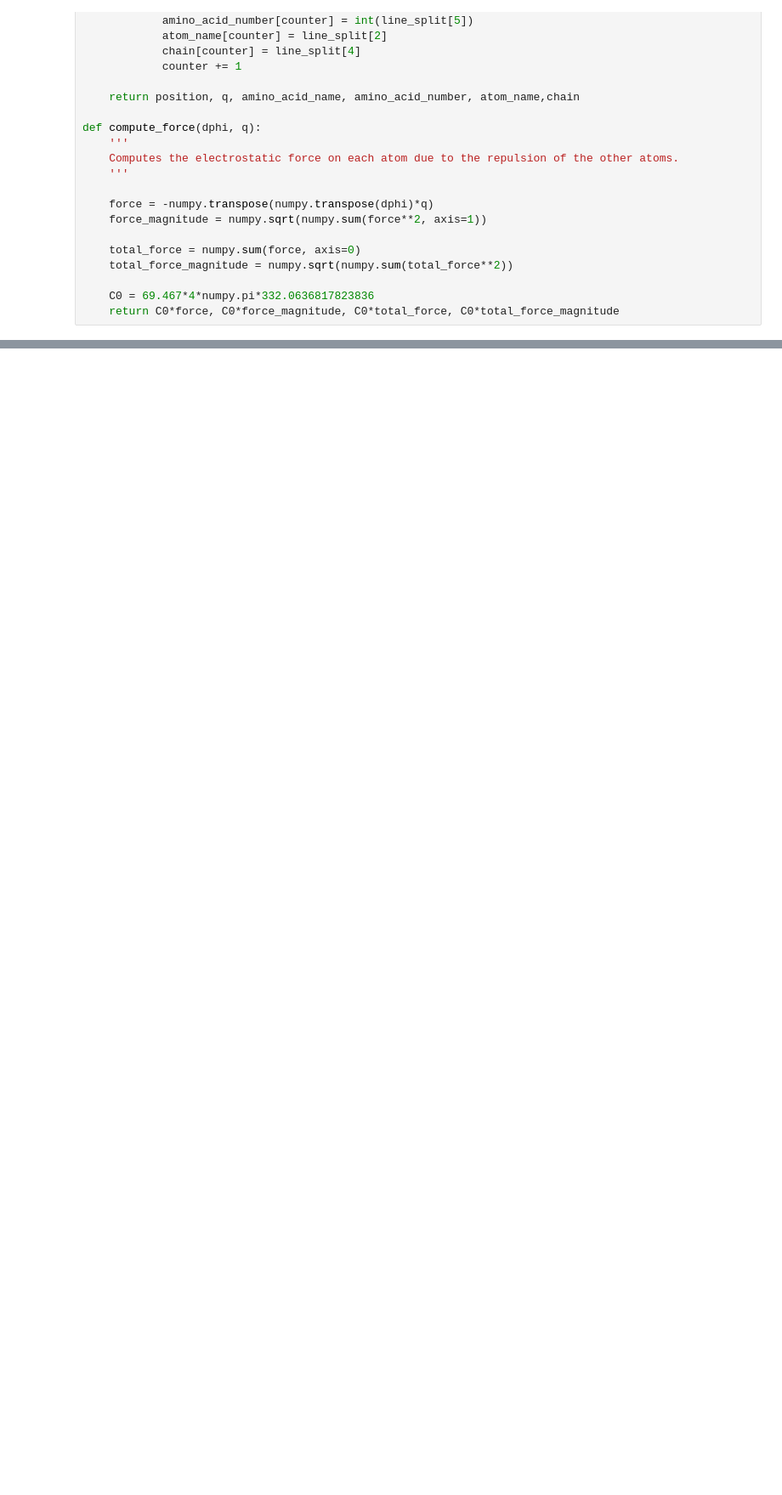
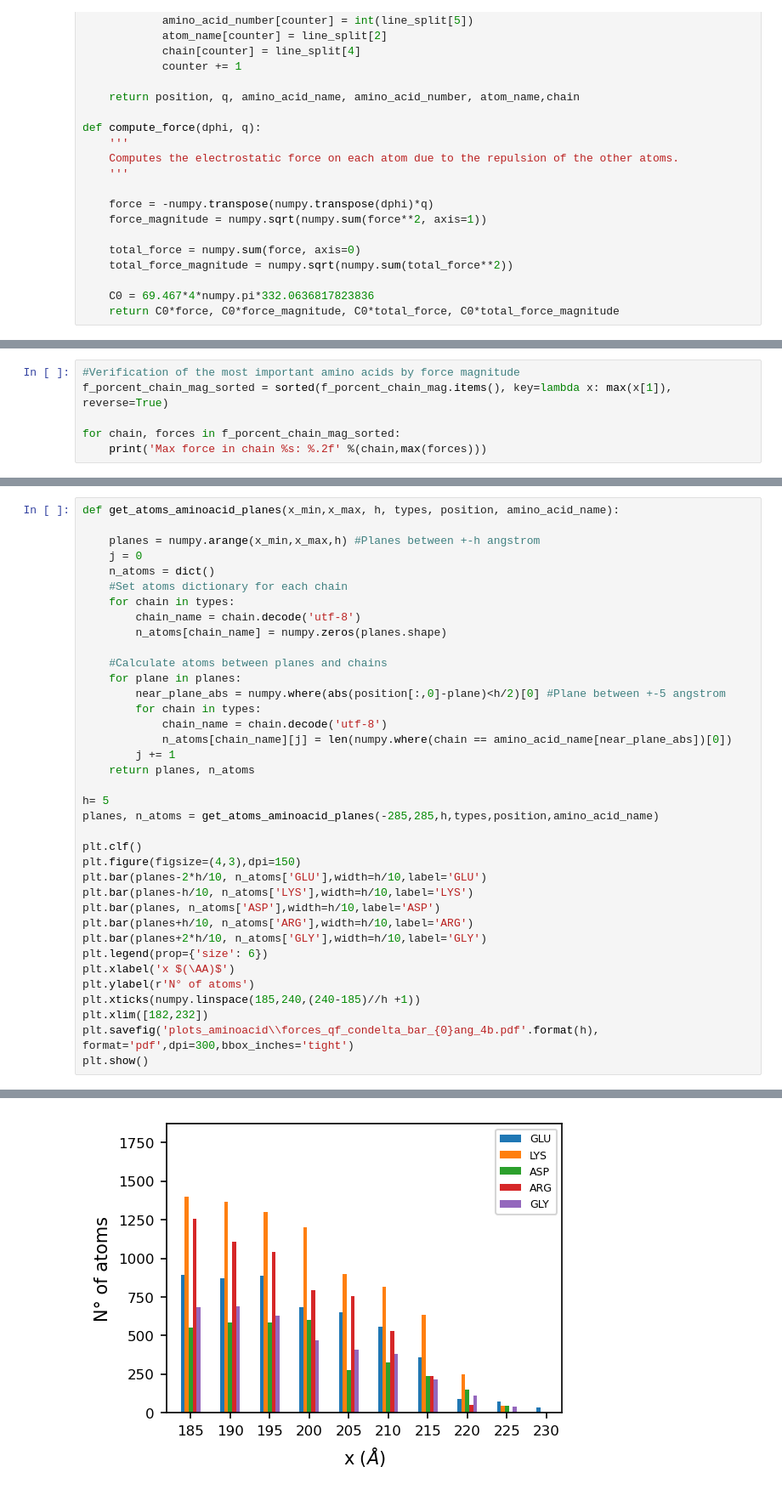
Before and after one commit to iaddison-smith/plots_afmtip, a Jupyter notebook: Forcesqf_afmtip.ipynb, the cells around one changed output, grey strips where cells are left out. Shown: that part at 85% size. Saved outputs shown, nothing was run; the diff lists cells and outputs as text; blank space fills up the shorter version.

```diff
--- a/Forcesqf_afmtip.ipynb
+++ b/Forcesqf_afmtip.ipynb
@@ -382,0 +270,6 @@ Max force in chain GLH: 0.34
+# %%
+#Verification of the most important amino acids by force magnitude
+f_porcent_chain_mag_sorted = sorted(f_porcent_chain_mag.items(), key=lambda x: max(x[1]), reverse=True)
+
+for chain, forces in f_porcent_chain_mag_sorted:
+    print('Max force in chain %s: %.2f' %(chain,max(forces)))
@@ -382,0 +328,38 @@ Max force in chain GLH: 0.34
+# %%
+def get_atoms_aminoacid_planes(x_min,x_max, h, types, position, amino_acid_name):
+
+    planes = numpy.arange(x_min,x_max,h) #Planes between +-h angstrom
+    j = 0
+    n_atoms = dict()
+    #Set atoms dictionary for each chain
+    for chain in types:
+        chain_name = chain.decode('utf-8')
+        n_atoms[chain_name] = numpy.zeros(planes.shape)
+
+    #Calculate atoms between planes and chains
+    for plane in planes:
+        near_plane_abs = numpy.where(abs(position[:,0]-plane)<h/2)[0] #Plane between +-5 angstrom
+        for chain in types:
+            chain_name = chain.decode('utf-8')
+            n_atoms[chain_name][j] = len(numpy.where(chain == amino_acid_name[near_plane_abs])[0])
+        j += 1
+    return planes, n_atoms
+
+h= 5
+planes, n_atoms = get_atoms_aminoacid_planes(-285,285,h,types,position,amino_acid_name)
+
+plt.clf()
+plt.figure(figsize=(4,3),dpi=150)
+plt.bar(planes-2*h/10, n_atoms['GLU'],width=h/10,label='GLU')
+plt.bar(planes-h/10, n_atoms['LYS'],width=h/10,label='LYS')
+plt.bar(planes, n_atoms['ASP'],width=h/10,label='ASP')
+plt.bar(planes+h/10, n_atoms['ARG'],width=h/10,label='ARG')
+plt.bar(planes+2*h/10, n_atoms['GLY'],width=h/10,label='GLY')
+plt.legend(prop={'size': 6})
+plt.xlabel('x $(\AA)$')
+plt.ylabel(r'N° of atoms')
+plt.xticks(numpy.linspace(185,240,(240-185)//h +1))
+plt.xlim([182,232])
+plt.savefig('plots_aminoacid\\forces_qf_condelta_bar_{0}ang_4b.pdf'.format(h), format='pdf',dpi=300,bbox_inches='tight')
+plt.show()
+# %% [output]
@@ -382,0 +367 @@ Max force in chain GLH: 0.34
+[figure, added]
```
Also changed, not shown: parts of 40 cells of this notebook, 7 other files.
